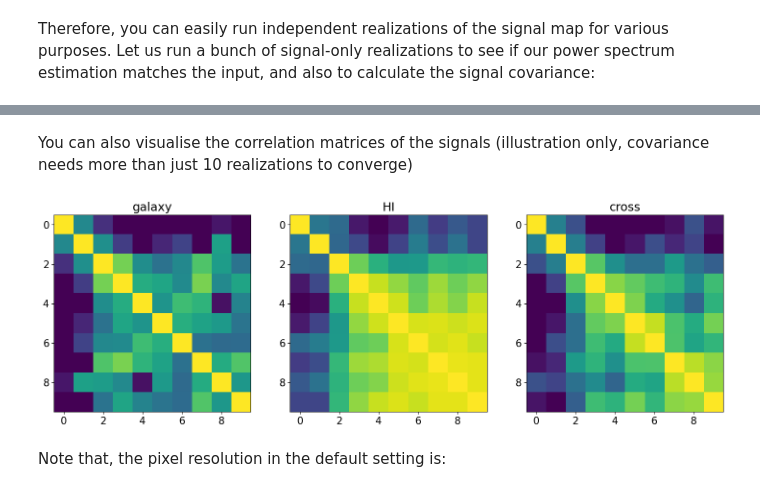
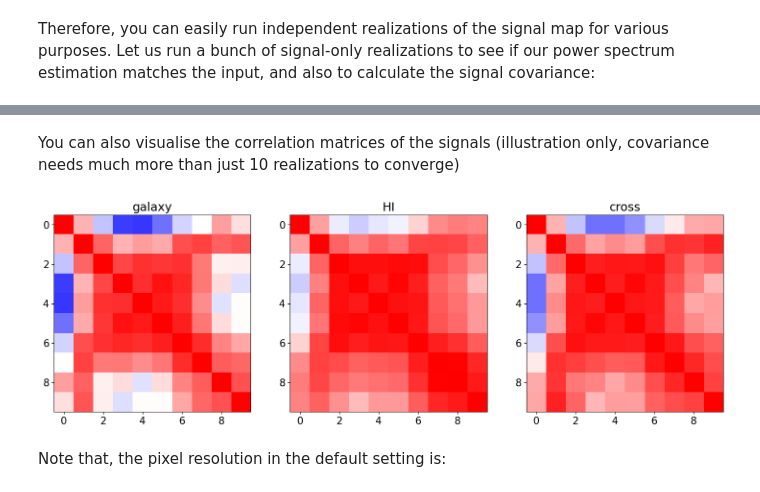
Before and after one commit to zhaotingchen/meer21cm, a Jupyter notebook: docs/source/examples/quick_start.ipynb, the cells around one changed output, grey strips where cells are left out. Cells and saved outputs as stored; diff of their text form; code cells hidden in the pictures.

```diff
--- a/docs/source/examples/quick_start.ipynb
+++ b/docs/source/examples/quick_start.ipynb
@@ -183,7 +181,7 @@ mock.mean_amp_1 = 'average_hi_temp'
 # %% [markdown]
 Again, the stored overdensity will be multiplied by the amplitude automatically. Just regrid it onto the sky:
 # %%
-mock_map = mock.grid_field_to_sky_map(mock.mock_tracer_field_1)
+mock_map = mock.grid_field_to_sky_map(mock.mock_tracer_field_1)[0]
 # pass the mock map as the data
 mock.data = mock_map
 # %%
@@ -245,13 +243,13 @@ You can then use the signal map and the galaxy catalogue for power spectrum esti
 # %%
 # internal parameter for compensating gridding effects
 # will have more description in another tutorial
-mock.compensate=False
+mock.compensate= True
 # this is to tell mock to use **relatively coarse** resolution
 mock.downres_factor_radial = 1.5
 mock.downres_factor_transverse = 1.2
 # this is used for shot noise calculation later
 _,_,pixel_counts_hi_rg = mock.grid_data_to_field()
 # project the galaxy number density to a regular grid
-mock.grid_gal_to_field();
+mock.grid_gal_to_field()
 # %% [output]
 no input beam found, setting include_beam to False
@@ -339,21 +359,27 @@ mock.seed
 # %% [markdown]
 Therefore, you can easily run independent realizations of the signal map for various purposes. Let us run a bunch of signal-only realizations to see if our power spectrum estimation matches the input, and also to calculate the signal covariance:
 # %%
-def run_one_realization():
+def run_one_realization(seed=None):
     mock = MockSimulation(
         ra_range=ra_range,dec_range=dec_range,mean_amp_1='average_hi_temp',
         tracer_bias_2=1.0,tracer_bias_1=1.0,
         downres_factor_radial=0.5,downres_factor_transverse=0.5,
-        k1dbins = k1dedges,num_discrete_source=30000,compensate=False,
+        k1dbins = k1dedges,num_discrete_source=30000,compensate=True,
+        seed=seed,
     )
-    mock.data = mock.grid_field_to_sky_map(mock.mock_tracer_field_1)
+    mock.data = mock.grid_field_to_sky_map(mock.mock_tracer_field_1)[0]
     mock.propagate_mock_tracer_to_gal_cat()
     mock.downres_factor_radial=1.5
     mock.downres_factor_transverse=1.2
     mock.grid_data_to_field()
     mock.grid_gal_to_field()
-    mock.sampling_resol = [mock.pix_resol_in_mpc,mock.pix_resol_in_mpc,mock.los_resol_in_mpc]
-    mock.include_sampling = [True,True]
+    mock.sampling_resol = np.array([
+        mock.pix_resol_in_mpc,
+        mock.pix_resol_in_mpc,
+        mock.los_resol_in_mpc,
+    ])
+    mock.compensate = True
+    mock.include_sky_sampling = [True, False]
     # get model
     pmod_1d_gg,_,_ = mock.get_1d_power(
         'auto_power_tracer_2_model'
@@ -380,7 +406,7 @@ def run_one_realization():
 power_arr = []
 s_t = time.time()
 for i in range(10):
-    power_arr += run_one_realization()
+    power_arr += run_one_realization(i)
 t_used = time.time()-s_t
 # %%
 print('Time used in seconds: ',time.time()-s_t)
@@ -440,19 +462,19 @@ Text(0.5, 0, '$\\rm k\\,[Mpc^{-1}]$')
 # %% [markdown]
-You can also visualise the correlation matrices of the signals (illustration only, covariance needs more than just 10 realizations to converge)
+You can also visualise the correlation matrices of the signals (illustration only, covariance needs much more than just 10 realizations to converge)
 # %%
 power_cov = power_arr-power_arr.mean(0)[None]
 power_cov = (power_cov[:,:,:,None]*power_cov[:,:,None,:]).mean(0)
 # %%
 fig,axes= plt.subplots(1,3)
 titlearr = ['galaxy','HI','cross']
 for i in range(3):
     cov_arr = power_cov[i+3]
     cov_diag = np.sqrt((np.diagonal(cov_arr)))
     cov_arr /= cov_diag[:,None] * cov_diag[None,:]
-    axes[i].imshow(cov_arr,vmin=0,vmax=1,)
+    axes[i].imshow(cov_arr,vmin=0,vmax=1,cmap='bwr')
     axes[i].set_title(titlearr[i])
 # %% [output]
-[figure, old version]
+[figure, new version]
 # %% [markdown]
 Note that, the pixel resolution in the default setting is:
 # %%
```
Also changed, not shown: parts of 38 cells of this notebook, 6 other files.
